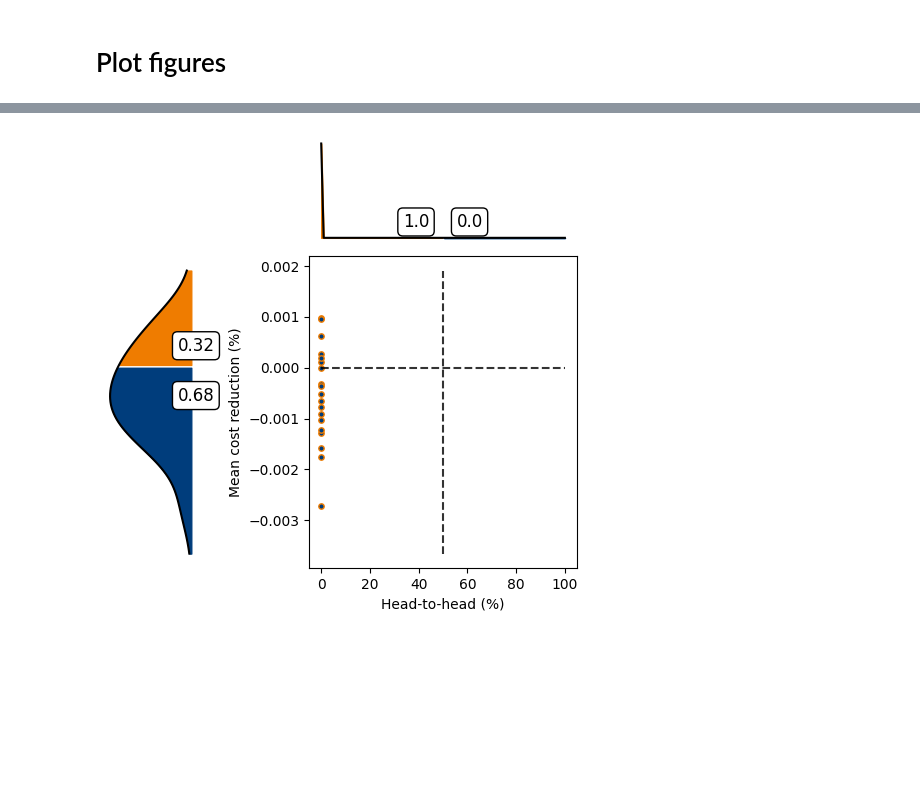
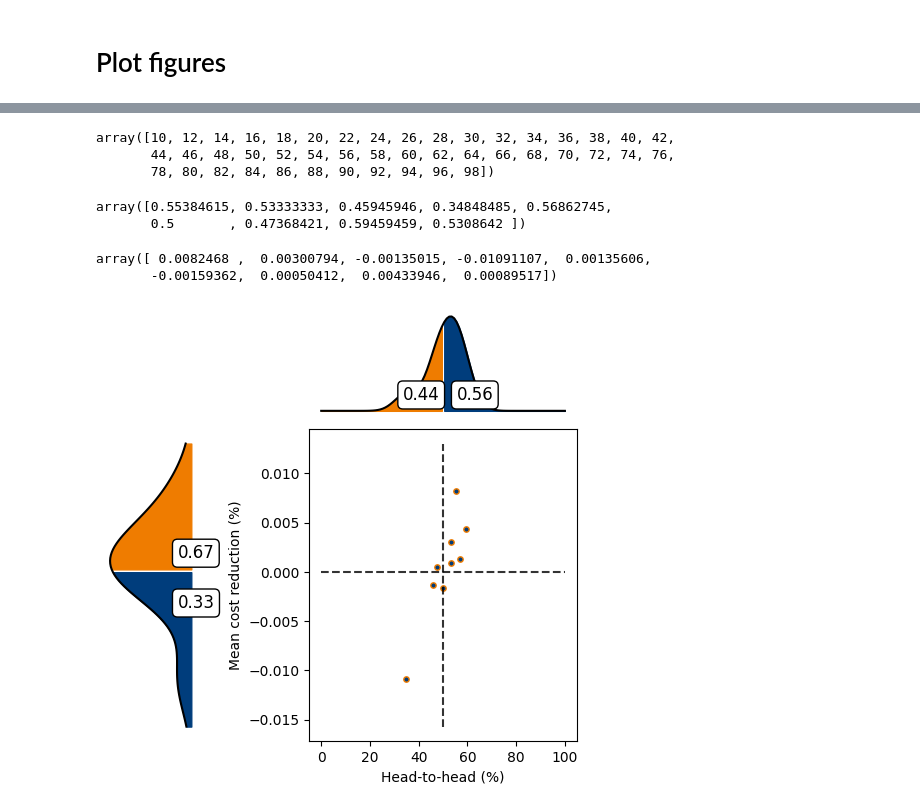
Before and after one commit to xunzhang-sjtu/Decision_Driven_Regularization, a Jupyter notebook: ShortestPath/Test_Main.ipynb, the cells around one changed output, grey strips where cells are left out. Saved outputs shown, nothing was run; the diff lists cells and outputs as text; code cells hidden in the pictures; blank space fills up the shorter version.

Commit message:
update for test

```diff
--- a/ShortestPath/Test_Main.ipynb
+++ b/ShortestPath/Test_Main.ipynb
@@ -36,7 +37,7 @@ coef_seed = 1
 current_directory = os.getcwd()
 parent_directory = os.path.dirname(current_directory)
 grandparent_directory = os.path.dirname(parent_directory)
-DataPath = os.path.dirname(grandparent_directory) + '/Data/Test0325_' + data_generation_process + "/"
+DataPath = os.path.dirname(grandparent_directory) + '/Data/Test0326_' + data_generation_process + "/"
 pathlib.Path(DataPath).mkdir(parents=True, exist_ok=True)
 print("grandparent_directory:", grandparent_directory)
 print("DataPath:", DataPath)
@@ -195,20 +198,19 @@ def obtain_DDR_out_of_sample_performance(mu,lamb_all,num_nodes,x_train,c_train,x
 
     regret_arr = np.zeros(len(lamb_all))
     lamb_index = 0
-    cost_DDR = {}
+    cost_DDR = {}; w0_ddr_dict = {}; W_ddr_dict = {}
     for lamb in lamb_all:
-        w0_ddr_val,W_ddr_val,alpha_rst,obj_ddr = solve_DDR(arcs,lamb,mu,num_nodes,x_train,c_train)
-        cost_DDR[lamb] = perfs.compute_Cost_with_Prediction(arcs,w0_ddr_val,W_ddr_val, grid,c_test,x_test)
+        w0_ddr_dict[lamb],W_ddr_dict[lamb],alpha_rst,obj_ddr = solve_DDR(arcs,lamb,mu,num_nodes,x_train,c_train)
+        cost_DDR[lamb] = perfs.compute_Cost_with_Prediction(arcs,w0_ddr_dict[lamb],W_ddr_dict[lamb], grid,c_test,x_test)
         regret_arr[lamb_index] = (np.nanmean(cost_OLS) - np.nanmean(cost_DDR[lamb]) )/(np.nanmean(cost_OLS) - np.nanmean(cost_Oracle)) * 100
         lamb_index = lamb_index + 1
         # print("seed=",seed,",mu=",mu_fixed,",lamb=",lamb,",obj_ddr=",obj_ddr,",regret=",regret_arr[lamb_index])
-    return regret_arr,cost_DDR
+    return regret_arr,cost_DDR,w0_ddr_dict,W_ddr_dict
 # %%
-num_nodes = grid[0]*grid[0]
-mu = 0.8
-lamb_all = np.round(np.arange(0.1,1.0,0.1),2)
-regret_all = {}; cost_DDR_all = {}
+mu = 0.9
+lamb_all = np.round(np.arange(1,30,2),2)
+regret_all = {}; cost_DDR_all = {}; w0_ddr_all = {}; W_ddr_all = {}
 for seed in seed_all:
-    regret_all[seed,mu],cost_DDR_all[seed,mu] = obtain_DDR_out_of_sample_performance(mu,lamb_all,num_nodes,x_train_all[seed],c_train_all[seed],x_test_all[seed],c_test_all[seed],cost_OLS_all[seed],cost_Oracle_all[seed],perfs)
+    regret_all[seed,mu],cost_DDR_all[seed,mu],w0_ddr_all[seed,mu],W_ddr_all[seed,mu] = obtain_DDR_out_of_sample_performance(mu,lamb_all,num_nodes,x_train_all[seed],c_train_all[seed],x_test_all[seed],c_test_all[seed],cost_OLS_all[seed],cost_Oracle_all[seed],perfs)
     print("seed=",seed,",mu=",mu,"regret=",np.round(regret_all[seed,mu],4))
 # %% [output]
@@ -278,7 +296,7 @@ for lamb in lamb_all:
     seed_index = 0
     print("lamb = ",lamb)
     for seed in seed_all:
-        lbel, H2H_DDR_vs_OLS_arr[seed_index], H2H_DDR_vs_OLS_arr[seed_index] = cross_compare2plus(cost_DDR_all[seed,mu][lamb],cost_OLS_all[seed], cost_Oracle_all[seed])
+        lbel, H2H_DDR_vs_OLS_arr[seed_index], regret_reduction_DDR_vs_OLS_arr[seed_index] = cross_compare2plus(cost_DDR_all[seed,mu][lamb],cost_OLS_all[seed], cost_Oracle_all[seed])
         seed_index = seed_index + 1
-    H2H_DDR_vs_OLS_all[mu,lamb] = H2H_DDR_vs_OLS_arr; regret_reduction_DDR_vs_OLS_all[mu,lamb] = H2H_DDR_vs_OLS_arr
+    H2H_DDR_vs_OLS_all[mu,lamb] = H2H_DDR_vs_OLS_arr; regret_reduction_DDR_vs_OLS_all[mu,lamb] = regret_reduction_DDR_vs_OLS_arr
 # %% [output]
@@ -294,7 +320,23 @@ lamb =  0.9
+# %%
+lamb_all
+# %% [output]
+array([10, 12, 14, 16, 18, 20, 22, 24, 26, 28, 30, 32, 34, 36, 38, 40, 42,
+       44, 46, 48, 50, 52, 54, 56, 58, 60, 62, 64, 66, 68, 70, 72, 74, 76,
+       78, 80, 82, 84, 86, 88, 90, 92, 94, 96, 98])
+# %%
+H2H_DDR_vs_OLS_all[mu,lamb]
+# %% [output]
+array([0.55384615, 0.53333333, 0.45945946, 0.34848485, 0.56862745,
+       0.5       , 0.47368421, 0.59459459, 0.5308642 ])
+# %%
+regret_reduction_DDR_vs_OLS_all[mu,lamb]
+# %% [output]
+array([ 0.0082468 ,  0.00300794, -0.00135015, -0.01091107,  0.00135606,
+       -0.00159362,  0.00050412,  0.00433946,  0.00089517])
 # %%
-lamb = 0.1
+lamb = 12
 import Figures
-Figures.figure_plot_upleft(H2H_DDR_vs_OLS_all[mu,lamb], regret_reduction_DDR_vs_OLS_all[mu,lamb], "", size = (5, 5), move = [-0.12, 0.04, 0.35, 0.55],
+Figures.figure_plot_upleft(H2H_DDR_vs_OLS_all[mu,lamb]*100, regret_reduction_DDR_vs_OLS_all[mu,lamb], "", size = (5, 5), move = [-0.12, 0.04, 0.35, 0.55],
                     ysame = 0, yrange = [6,6], sublabel = '', ypio = 0)
 # %% [output]
-[figure, old version]
+[figure, new version]
```
Also changed, not shown: parts of 11 cells of this notebook, 1 other file.
